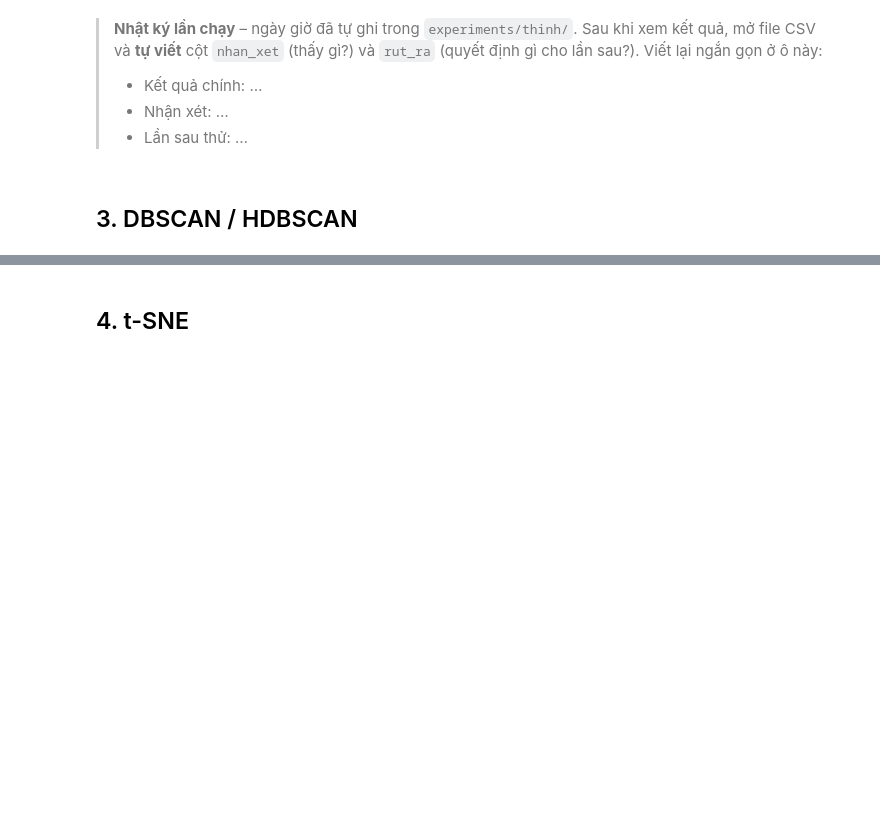
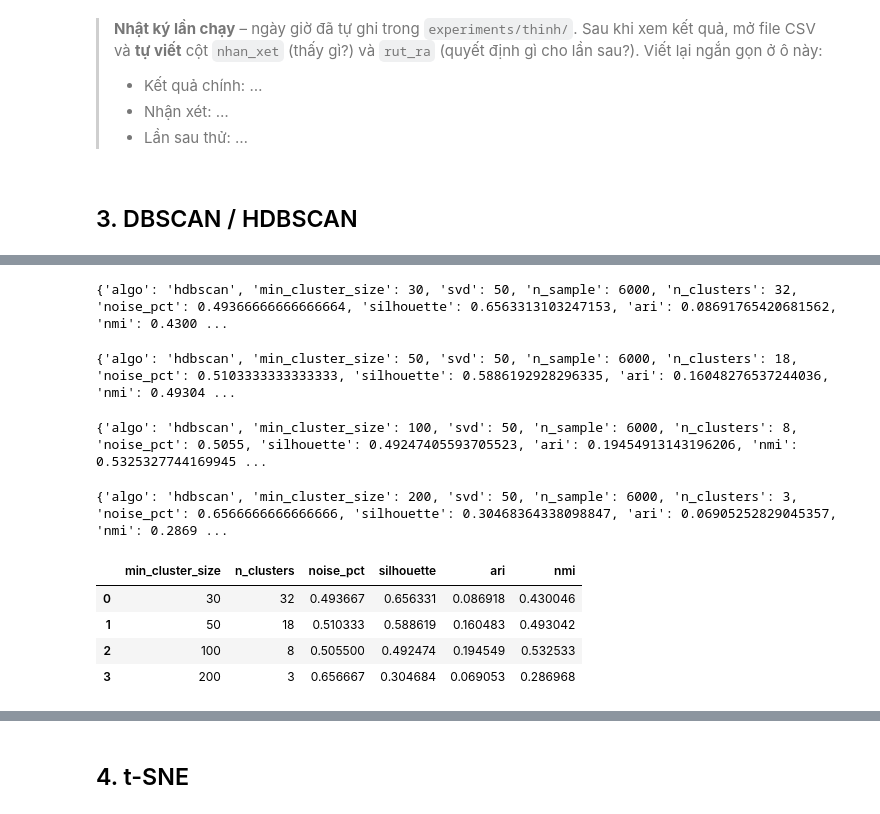
Before and after one commit to Huynh-Quoc-Danh/mayhoc, a Jupyter notebook: DoAnCuoiKy/notebooks/07_Thinh_PhanCum.ipynb, the cells around one changed output, grey strips where cells are left out. Cells and saved outputs as stored; diff of their text form; code cells hidden in the pictures; blank space fills up the shorter version.

```diff
--- a/DoAnCuoiKy/notebooks/07_Thinh_PhanCum.ipynb
+++ b/DoAnCuoiKy/notebooks/07_Thinh_PhanCum.ipynb
@@ -199,0 +238,18 @@ score(Zs, lab, 'hdbscan', min_cluster_size=30, n_sample=6000)
+# %%
+ket_qua_hdb = []
+for m in [30, 50, 100, 200]:
+    lab = HDBSCAN(min_cluster_size=m).fit_predict(Zs)
+    ket_qua_hdb.append(score(Zs, lab, 'hdbscan', min_cluster_size=m, svd=50, n_sample=6000))
+
+bang_hdb = pd.DataFrame(ket_qua_hdb)[['min_cluster_size', 'n_clusters', 'noise_pct', 'silhouette', 'ari', 'nmi']]
+bang_hdb
+# %% [output]
+{'algo': 'hdbscan', 'min_cluster_size': 30, 'svd': 50, 'n_sample': 6000, 'n_clusters': 32, 'noise_pct': 0.49366666666666664, 'silhouette': 0.6563313103247153, 'ari': 0.08691765420681562, 'nmi': 0.4300 ...
+{'algo': 'hdbscan', 'min_cluster_size': 50, 'svd': 50, 'n_sample': 6000, 'n_clusters': 18, 'noise_pct': 0.5103333333333333, 'silhouette': 0.5886192928296335, 'ari': 0.16048276537244036, 'nmi': 0.49304 ...
+{'algo': 'hdbscan', 'min_cluster_size': 100, 'svd': 50, 'n_sample': 6000, 'n_clusters': 8, 'noise_pct': 0.5055, 'silhouette': 0.49247405593705523, 'ari': 0.19454913143196206, 'nmi': 0.5325327744169945 ...
+{'algo': 'hdbscan', 'min_cluster_size': 200, 'svd': 50, 'n_sample': 6000, 'n_clusters': 3, 'noise_pct': 0.6566666666666666, 'silhouette': 0.30468364338098847, 'ari': 0.06905252829045357, 'nmi': 0.2869 ...
+|  | min_cluster_size | n_clusters | noise_pct | silhouette | ari | nmi |
+| 0 | 30 | 32 | 0.493667 | 0.656331 | 0.086918 | 0.430046 |
+| 1 | 50 | 18 | 0.510333 | 0.588619 | 0.160483 | 0.493042 |
+| 2 | 100 | 8 | 0.505500 | 0.492474 | 0.194549 | 0.532533 |
+| 3 | 200 | 3 | 0.656667 | 0.304684 | 0.069053 | 0.286968 |
```
Also changed, not shown: parts of 10 cells of this notebook, 16 other files.
